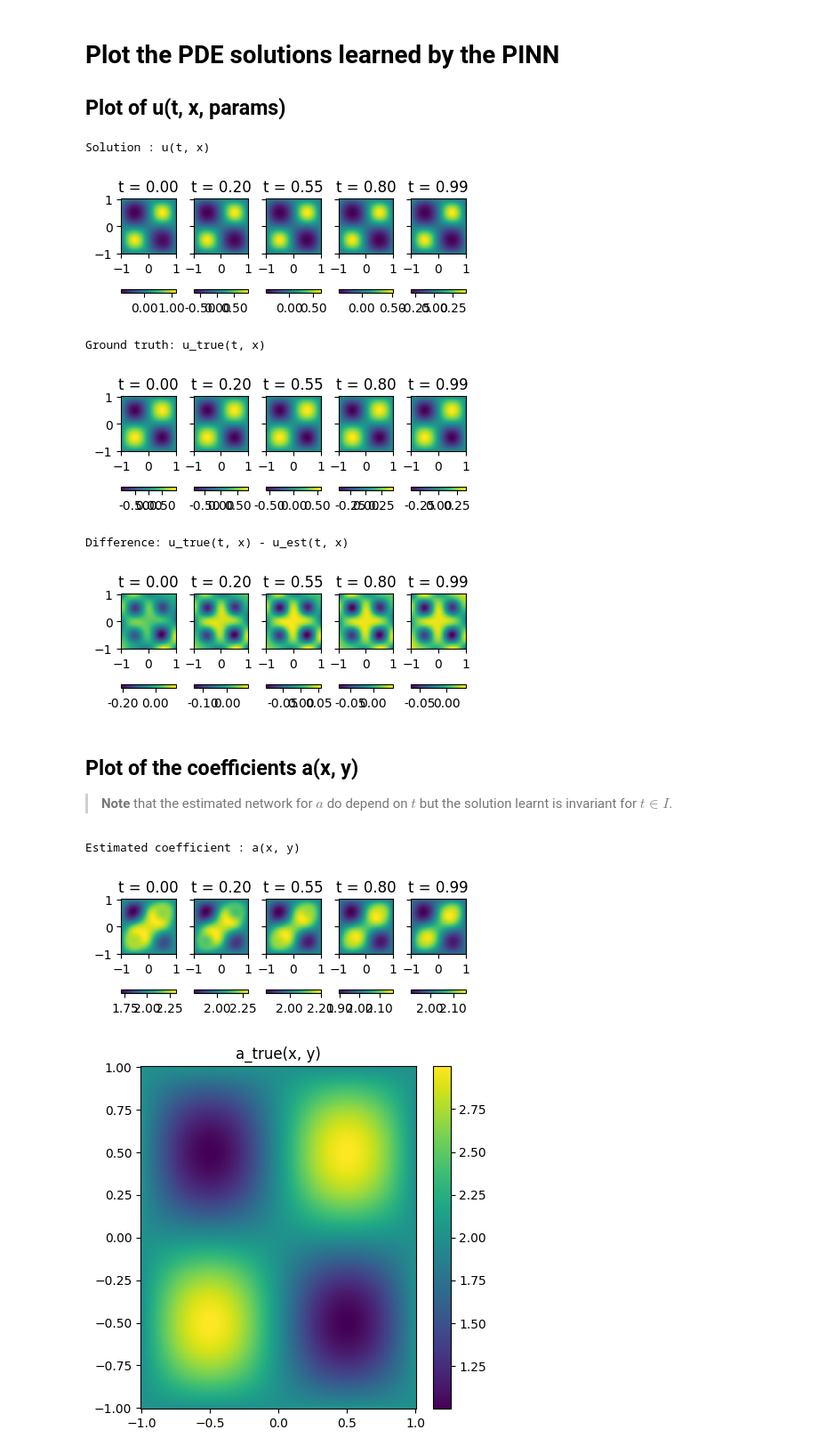
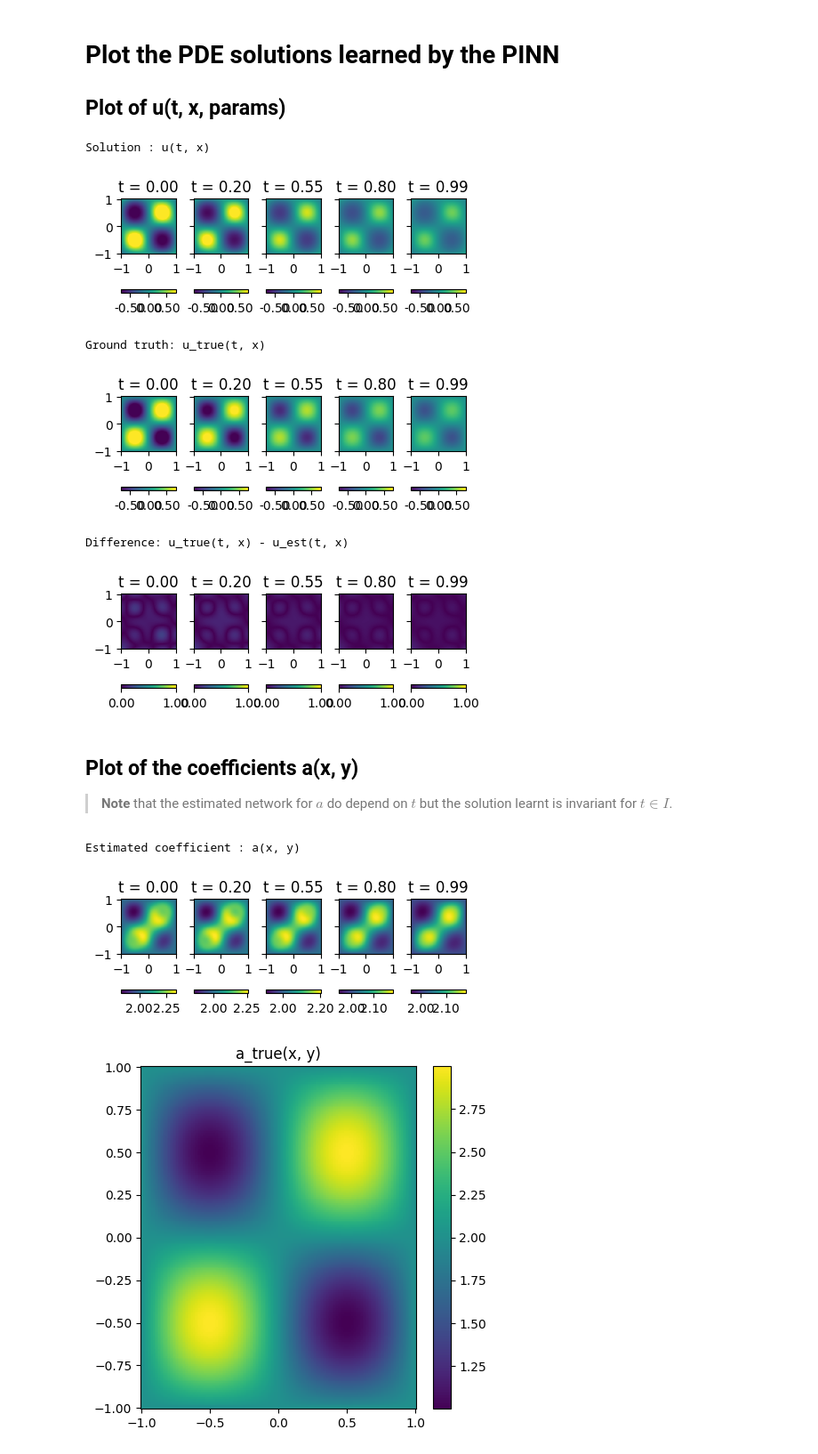
Before and after one commit to mia-jinns/jinns, a Jupyter notebook: Notebooks/PDE/2D_Heat_inverse_problem.ipynb, the cells around one changed output. Shown at 89% size. Saved outputs shown, nothing was run; the diff lists cells and outputs as text; code cells hidden in the pictures.

Commit message:
results are back with new jinns version

```diff
--- a/Notebooks/PDE/2D_Heat_inverse_problem.ipynb
+++ b/Notebooks/PDE/2D_Heat_inverse_problem.ipynb
@@ -263,9 +265,9 @@ loss = jinns.loss.LossPDENonStatio(
     u=u,
     loss_weights=loss_weights,
     dynamic_loss=heat_loss,
-    omega_boundary_fun=lambda t, dx: 2.,
+    omega_boundary_fun=lambda t_dx: 2.,
     omega_boundary_condition="dirichlet",
-    omega_boundary_dim=jnp.s_[1], # the second output of the ConcatPINN is the one with enforced boundary condition
+    omega_boundary_dim=jnp.s_[1], # the second output of the PINN is the one with enforced boundary condition
     params=init_params
 )
 # %%
@@ -298,13 +300,12 @@ params = init_params
 Below we can test either the alternating optimizer or the delayed optimizer provided by `jinns` to alter the optimization process whether we consider the PINN parameters or the equation parameters.
 # %%
 import optax
-n_iter = 200000
+n_iter = 100000
 tx = optax.adam(learning_rate=1e-3)
 # %% [markdown]
 Then optimization starts
 # %%
 key, subkey = random.split(key, 2)
-start = time.time()
 params, total_loss_list, loss_by_term_dict, train_data, loss, _, tracked_params , _, _ = jinns.solve(
     init_params=params,
     data=train_data,
@@ -314,5 +315,4 @@ params, total_loss_list, loss_by_term_dict, train_data, loss, _, tracked_params
     print_loss_every=10000,
     obs_data=obs_data
 )
-end = time.time()
 # %% [output]
@@ -355,40 +347,40 @@ plt.show()
 
 ## Plot of u(t, x, params)
 # %%
-u_est = lambda t, x: u(t, x, params)[0]
+u_est = lambda t_x: u(t_x, params)[0]
 nx = 200
 val_xydata = [jnp.linspace(xmin, xmax, nx), jnp.linspace(xmin, xmax, nx)]
 times = [0, 0.2, 0.55, 0.8, 0.99] # times in the rescaled time susescale
 
-jinns.plot.plot2d(u_est, xy_data=val_xydata, times=times, cmap="viridis", figsize=(5, 5))
+jinns.plot.plot2d(u_est, xy_data=val_xydata, times=times, cmap="viridis", figsize=(5, 5), vmin_vmax=(-0.75, 0.75))
 print("Solution : u(t, x)")
 # %% [output]
 Solution : u(t, x)
-[figure, old version]
+[figure, new version]
 # %%
-jinns.plot.plot2d(u_true, xy_data=val_xydata, times=times, cmap="viridis", figsize=(5, 5))
+jinns.plot.plot2d(u_true_, xy_data=val_xydata, times=times, cmap="viridis", figsize=(5, 5), vmin_vmax=(-0.75, 0.75))
 print("Ground truth: u_true(t, x)")
 # %% [output]
 Ground truth: u_true(t, x)
-[figure, old version]
+[figure, new version]
 # %%
-u_diff = lambda t, x: u_true(t, x) - u_est(t, x)
-jinns.plot.plot2d(u_diff, xy_data=val_xydata, times=times, cmap="viridis", figsize=(5, 5))
+u_diff = lambda t_x: jnp.abs(u_true_(t_x) - u_est(t_x))
+jinns.plot.plot2d(u_diff, xy_data=val_xydata, times=times, cmap="viridis", figsize=(5, 5), vmin_vmax=(0, 1))
 print("Difference: u_true(t, x) - u_est(t, x)")
 # %% [output]
 Difference: u_true(t, x) - u_est(t, x)
-[figure, old version]
+[figure, new version]
 # %% [markdown]
 ## Plot of the coefficients a(x, y)
 
 > **Note** that the estimated network for $a$ do depend on $t$ but the solution learnt is invariant for $t \in I$.
 # %%
-a_est = lambda t, x: u(t, x, params)[1]
-jinns.plot.plot2d(a_est, xy_data=val_xydata, times=times, cmap="viridis", figsize=(5, 5))
+a_est = lambda t_x: u(t_x, params)[1]
+jinns.plot.plot2d(a_est, xy_data=val_xydata, times=times, cmap="viridis", figsize=(5, 5))#, vmin_vmax=(1, 3))
 print("Estimated coefficient : a(x, y)")
 # %% [output]
 Estimated coefficient : a(x, y)
-[figure, old version]
+[figure, new version]
 # %%
 def a_true(x):
     x, dy = x[0], x[1]
```
Also changed, not shown: parts of 15 cells of this notebook.
